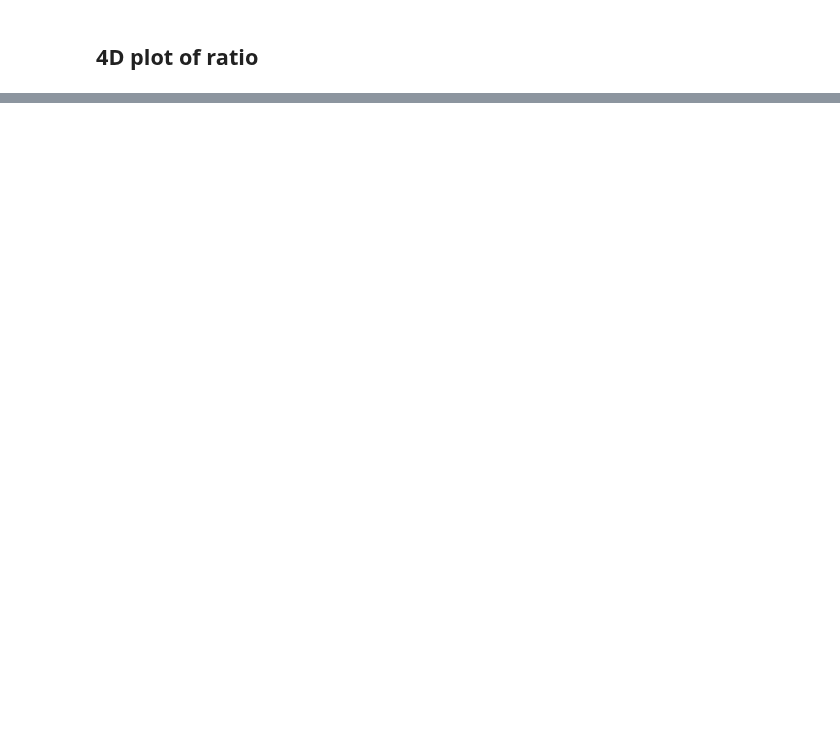
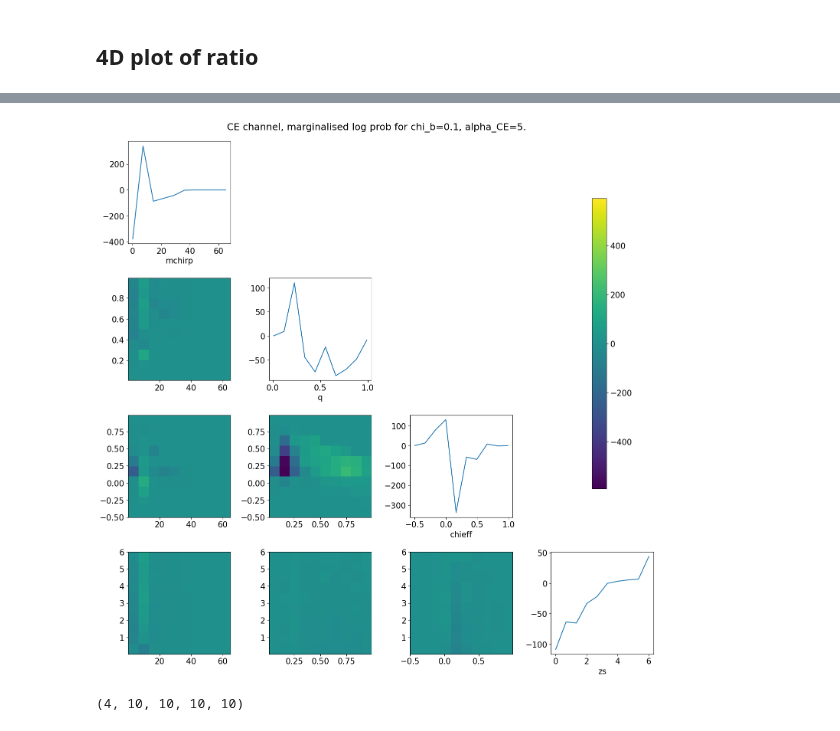
Before and after one commit to scolloms/AMAZE_model_selection, a Jupyter notebook: testing_notebooks/p_theta_checks_allchannels.ipynb, the cells around one changed output, grey strips where cells are left out. Drawn from its saved outputs; the diff is of its cells as text; code cells hidden in the pictures; blank space fills up the shorter version.

```diff
--- a/testing_notebooks/p_theta_checks_allchannels.ipynb
+++ b/testing_notebooks/p_theta_checks_allchannels.ipynb
@@ -389,0 +432,56 @@ np.max(ratio[:,:,:,:])
+# %%
+#np.save('llh_ratio/slices/indvchannels4Dllh_flows_150124_smallestN990903.pdf', p_mchirpqchiz)
+#np.save('llh_ratio/slices/indvchannels4Dllh_KDEs_smallestN990903.pdf', p_mchirpqchiz_kde)
+p_mchirpqchiz = np.load('llh_ratio/slices/indvchannels4Dllh_flows_150124_smallestN990903.pdf.npy')
+p_mchirpqchiz_kde = np.load('llh_ratio/slices/indvchannels4Dllh_KDEs_smallestN990903.pdf.npy')
+# %%
+plt.rcParams["figure.figsize"] = (15,15)
+plt.rcParams.update({'font.size': 15})
+fig,ax=plt.subplots(4,4)
+chibid = 1
+channel_id=0
+
+
+ratio_mchirpq_marg = np.sum(p_mchirpqchiz[channel_id,:,:,:,:,:], axis=(3,4)) - np.sum(p_mchirpqchiz_kde[channel_id,:,:,:,:,:], axis=(3,4))
+ratio_mchirpchieff_marg = np.sum(p_mchirpqchiz[channel_id,:,:,:,:,:], axis=(2,4)) - np.sum(p_mchirpqchiz_kde[channel_id,:,:,:,:,:], axis=(2,4))
+ratio_qchieff_marg = np.sum(p_mchirpqchiz[channel_id,:,:,:,:,:], axis=(1,4)) - np.sum(p_mchirpqchiz_kde[channel_id,:,:,:,:,:], axis=(2,4))
+ratio_mchirpz_marg = np.sum(p_mchirpqchiz[channel_id,:,:,:,:,:], axis=(2,3)) - np.sum(p_mchirpqchiz_kde[channel_id,:,:,:,:,:], axis=(2,3))
+ratio_qz_marg = np.sum(p_mchirpqchiz[channel_id,:,:,:,:,:], axis=(1,3)) - np.sum(p_mchirpqchiz_kde[channel_id,:,:,:,:,:], axis=(1,3))
+ratio_chieffz_marg = np.sum(p_mchirpqchiz[channel_id,:,:,:,:,:], axis=(1,2)) - np.sum(p_mchirpqchiz_kde[channel_id,:,:,:,:,:], axis=(1,2))
+ax[0,0].plot(mchirps, [np.sum(p_mchirpqchiz[channel_id,:,:,:,:,:], axis=(2,3,4)) - np.sum(p_mchirpqchiz_kde[channel_id,:,:,:,:,:], axis=(2,3,4))][0][chibid])
+ax[0,0].set_xlabel('mchirp')
+ax[1,1].plot(qs, [np.sum(p_mchirpqchiz[channel_id,:,:,:,:,:], axis=(1,3,4)) - np.sum(p_mchirpqchiz_kde[channel_id,:,:,:,:,:], axis=(1,3,4))][0][chibid])
+ax[1,1].set_xlabel('q')
+ax[2,2].plot(chieffs, [np.sum(p_mchirpqchiz[channel_id,:,:,:,:,:], axis=(1,2,4)) - np.sum(p_mchirpqchiz_kde[channel_id,:,:,:,:,:], axis=(1,2,4))][0][chibid])
+ax[2,2].set_xlabel('chieff')
+ax[3,3].plot(zs, [np.sum(p_mchirpqchiz[channel_id,:,:,:,:,:], axis=(1,2,3)) - np.sum(p_mchirpqchiz_kde[channel_id,:,:,:,:,:], axis=(1,2,3))][0][chibid])
+ax[3,3].set_xlabel('zs')
+
+ax[0,1].set_axis_off()
+ax[0,2].set_axis_off()
+ax[1,2].set_axis_off()
+ax[0,3].set_axis_off()
+ax[1,3].set_axis_off()
+ax[2,3].set_axis_off()
+
+cbarmin=-np.min(ratio_qchieff_marg)
+
+c = ax[1,0].imshow(np.swapaxes(ratio_mchirpq_marg[chibid], 0,1), extent=(mchirps[0], mchirps[-1], qs[0], qs[-1]), origin='lower', vmin=-cbarmin, vmax=cbarmin, aspect='auto')
+c = ax[2,0].imshow(np.swapaxes(ratio_mchirpchieff_marg[chibid], 0,1), extent=(mchirps[0], mchirps[-1], chieffs[0], chieffs[-1]), origin='lower', vmin=-cbarmin, vmax=cbarmin,  aspect='auto')
+c = ax[2,1].imshow(np.swapaxes(ratio_qchieff_marg[chibid], 0,1), extent=(qs[0], qs[-1], chieffs[0], chieffs[-1]), origin='lower', vmin=-cbarmin, vmax=cbarmin, aspect='auto')
+c = ax[3,0].imshow(np.swapaxes(ratio_mchirpz_marg[chibid], 0,1), extent=(mchirps[0], mchirps[-1], zs[0], zs[-1]), origin='lower', vmin=-cbarmin, vmax=cbarmin,  aspect='auto')
+c = ax[3,1].imshow(np.swapaxes(ratio_qz_marg[chibid], 0,1), extent=(qs[0], qs[-1], zs[0], zs[-1]), origin='lower', vmin=-cbarmin, vmax=cbarmin, aspect='auto')
+c = ax[3,2].imshow(np.swapaxes(ratio_chieffz_marg[chibid], 0,1), extent=(chieffs[0], chieffs[-1], zs[0], zs[-1], ), origin='lower', vmin=-cbarmin, vmax=cbarmin, aspect='auto')
+
+
+cbar = fig.colorbar(c, ax=ax[:3,3], location='right')
+fig.suptitle('CE channel, marginalised log prob for chi_b=0.1, alpha_CE=5.')
+fig.tight_layout(pad=1.3)
+
+#cbar = fig.colorbar(c, ax=ax[1,0])
+# %% [output]
+[figure, added]
+# %%
+np.shape(p_mchirpqchiz[channel_id,:,:,:,:,:])
+# %% [output]
+(4, 10, 10, 10, 10)
```
Also changed, not shown: parts of 18 cells of this notebook.
